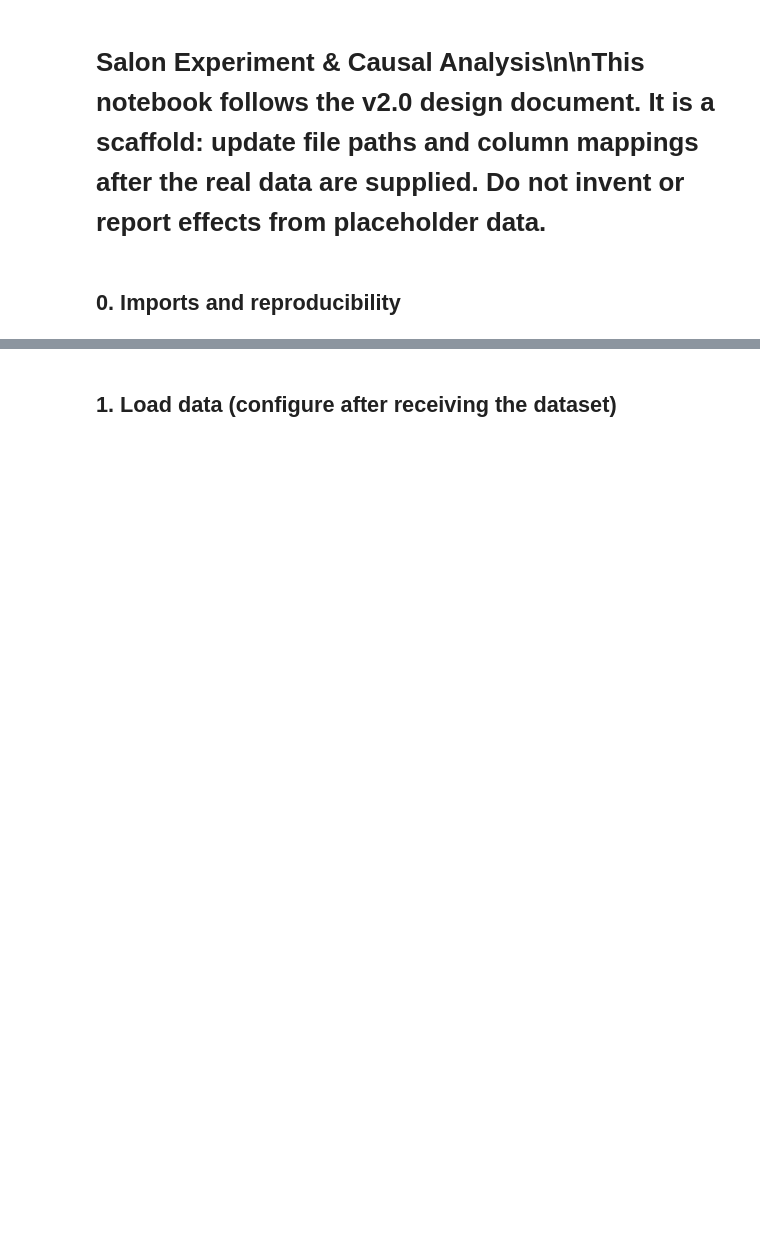
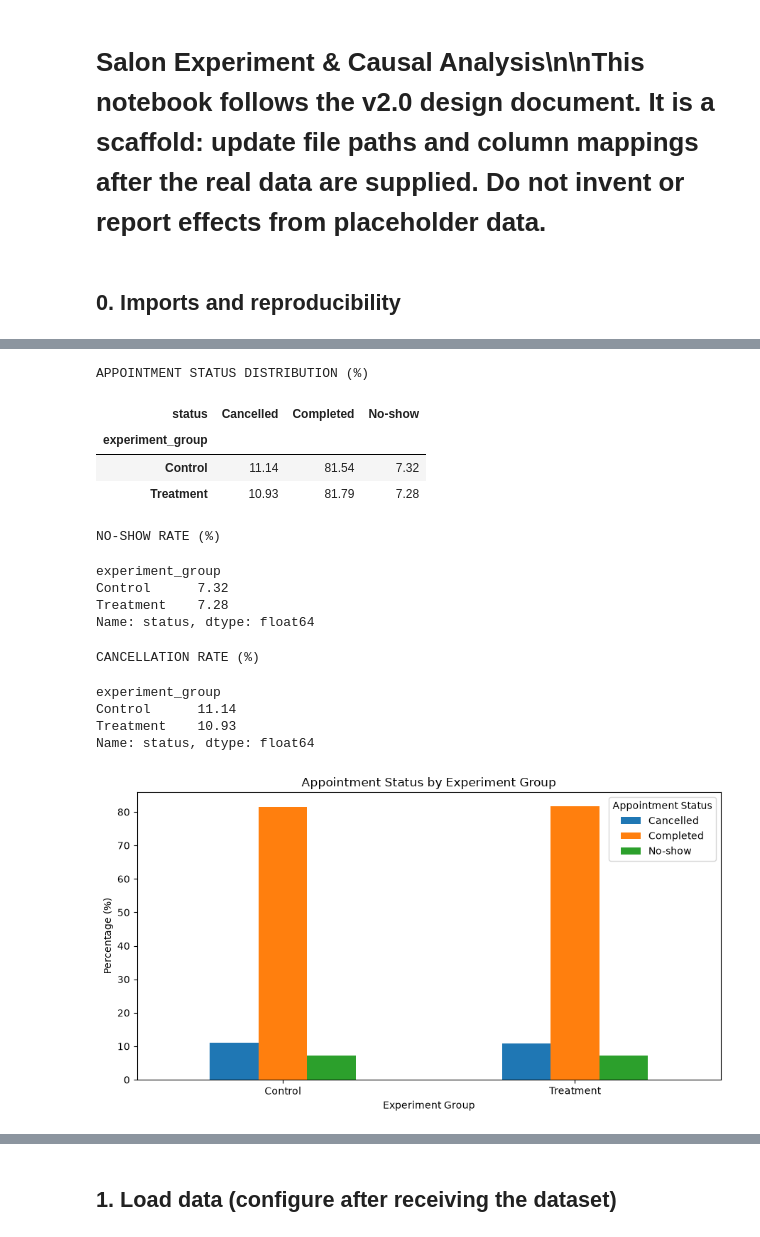
Before and after one commit to Ansar-Oni/salon-experiment-causal-analysis, a Jupyter notebook: notebooks/02_analysis.ipynb, the cells around one changed output, grey strips where cells are left out. Saved outputs shown, nothing was run; the diff lists cells and outputs as text; code cells hidden in the pictures; blank space fills up the shorter version.

```diff
--- a/notebooks/02_analysis.ipynb
+++ b/notebooks/02_analysis.ipynb
@@ -21,0 +474,70 @@ DATA_DIR = PROJECT_ROOT / "data"
+# %%
+# ==========================================
+# STEP 13: NO-SHOW AND CANCELLATION ANALYSIS
+# ==========================================
+
+# Attach experiment group to every appointment
+appointment_analysis = appointments.merge(
+    customers[["customer_id", "experiment_group"]],
+    on="customer_id",
+    how="left"
+)
+
+# Calculate appointment status by experiment group
+status_summary = pd.crosstab(
+    appointment_analysis["experiment_group"],
+    appointment_analysis["status"],
+    normalize="index"
+) * 100
+
+print("APPOINTMENT STATUS DISTRIBUTION (%)")
+display(status_summary.round(2))
+
+# Calculate no-show rate
+no_show_summary = (
+    appointment_analysis.groupby("experiment_group")["status"]
+    .apply(lambda x: (x == "No-show").mean() * 100)
+)
+
+print("\nNO-SHOW RATE (%)")
+display(no_show_summary.round(2))
+
+# Calculate cancellation rate
+cancellation_summary = (
+    appointment_analysis.groupby("experiment_group")["status"]
+    .apply(lambda x: (x == "Cancelled").mean() * 100)
+)
+
+print("\nCANCELLATION RATE (%)")
+display(cancellation_summary.round(2))
+
+# Visualize appointment status
+status_summary.plot(
+    kind="bar",
+    figsize=(9, 5)
+)
+
+plt.title("Appointment Status by Experiment Group")
+plt.xlabel("Experiment Group")
+plt.ylabel("Percentage (%)")
+plt.xticks(rotation=0)
+plt.legend(title="Appointment Status")
+plt.tight_layout()
+plt.show()
+# %% [output]
+APPOINTMENT STATUS DISTRIBUTION (%)
+| status | Cancelled | Completed | No-show |
+| experiment_group |  |  |  |
+| Control | 11.14 | 81.54 | 7.32 |
+| Treatment | 10.93 | 81.79 | 7.28 |
+NO-SHOW RATE (%)
+experiment_group
+Control      7.32
+Treatment    7.28
+Name: status, dtype: float64
+CANCELLATION RATE (%)
+experiment_group
+Control      11.14
+Treatment    10.93
+Name: status, dtype: float64
+[figure, added]
```
Also changed, not shown: parts of 13 cells of this notebook, 7 other files.
